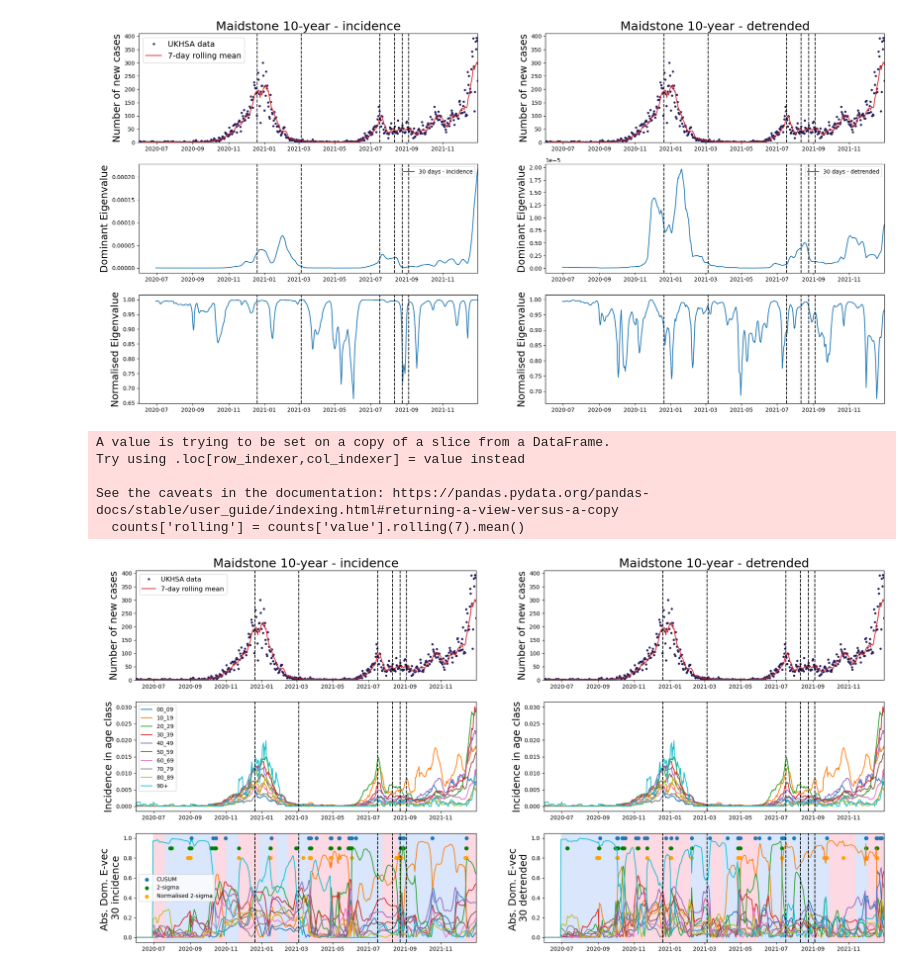
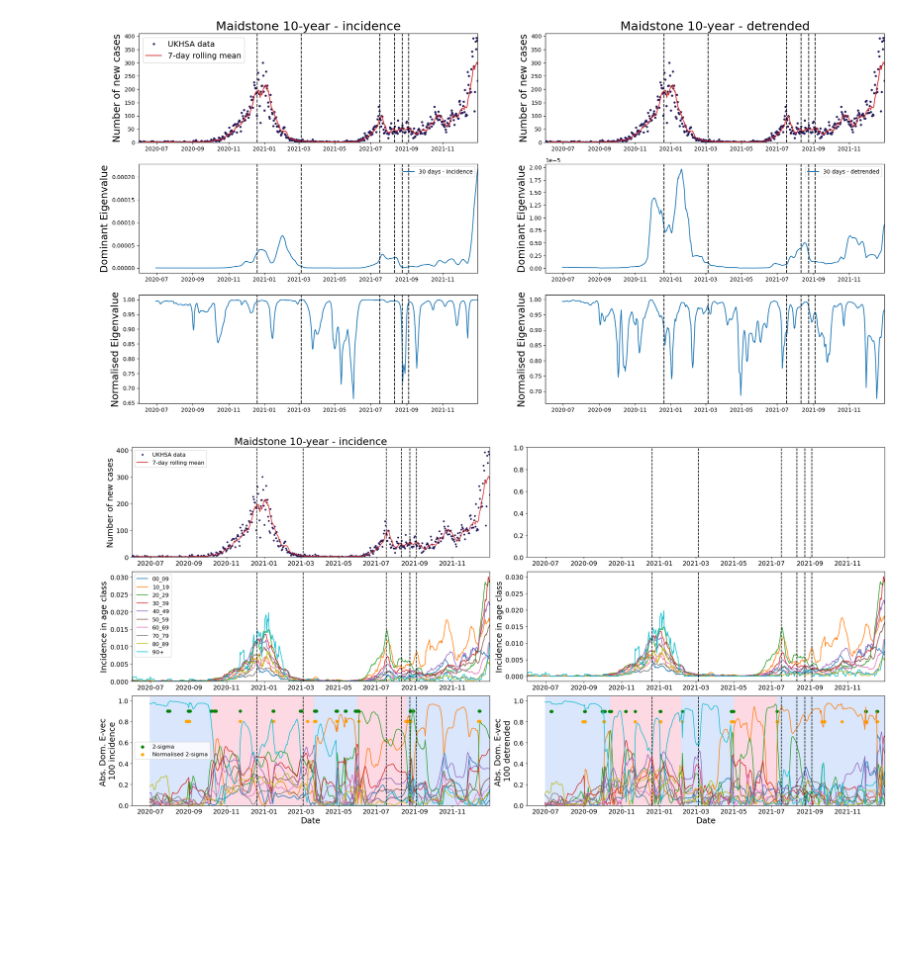
Before and after one commit to joshlooks/covariance-matrix, a Jupyter notebook: supp_figures_review.ipynb, the cells around one changed output. Cells and saved outputs as stored; diff of their text form; code cells hidden in the pictures; blank space fills up the shorter version.

```diff
--- a/supp_figures_review.ipynb
+++ b/supp_figures_review.ipynb
@@ -534,9 +379,20 @@ Try using .loc[row_indexer,col_indexer] = value instead
 See the caveats in the documentation: https://pandas.pydata.org/pandas-docs/stable/user_guide/indexing.html#returning-a-view-versus-a-copy
   counts['rolling'] = counts['value'].rolling(7).mean()
 [figure]
+# %%
+rolling = wide_data_incidence['Maidstone'].rolling(window=30,center=False)
+cov=rolling.cov()
+cov_30_total, cov_30_var, cov_30_evec, cov_30_evec2 = eigen_decomp(cov)
+
+rolling = wide_data_total['Maidstone'].rolling(window=30,center=False)
+cov=rolling.cov()
+cov_30_total_det, cov_30_var_det, cov_30_evec_det, cov_30_evec_det2 = eigen_decomp(cov)
+
+ang_sig_30_flags, ang_normsig_30_flags, bkps_30 = get_signals_and_bkps_30(cov_30_evec)
+ang_sig_30_flags_det, ang_normsig_30_flags_det, bkps_30_det = get_signals_and_bkps_30(cov_30_evec_det)
 # %%
 labs = ['00_09', '10_19', '20_29', '30_39', '40_49', '50_59', '60_69', '70_79','80_89', '90+']
-counts = cases_plot[cases_plot['area_name']=='Maidstone']
+counts = cases_plot[cases_plot['area_name']=='Maidstone'].copy()
 cols = colormaps.get_cmap('tab10')(np.arange(10))
 fig, axs = plt.subplots(nrows=3,ncols=2,figsize=(24,12))
 counts['rolling'] = counts['value'].rolling(7).mean()
@@ -548,55 +404,49 @@ axs[0,0].set_ylim((0,410))
 axs[0,0].set_title('Maidstone 10-year - incidence',fontsize=22)
 axs[0,0].set_ylabel('Number of new cases',fontsize=18)
 axs[0,0].legend(fontsize=12,loc='upper left')
+
 for i in range(len(labs)):
     t = wide_data_incidence.Maidstone[labs[i]]
     axs[1,0].plot(counts['date'],t,label=labs[i])
 axs[1,0].set_ylabel('Incidence in age class',fontsize=18)
-axs[1,0].legend()
+axs[1,0].legend(fontsize=12,loc='upper left')
+axs[1,0].set_ylim((0,None))
 
 for i in range(len(cov_30_evec[0])):
     axs[2,0].plot(counts['date'],np.abs(cov_30_evec[:,i]))
-for (start, end), col in zip(pairwise(counts['date'].iloc[np.concatenate(([30],bkps_30))-1]), color_cycle):
-    axs[2,0].axvspan(start, end, facecolor=col, alpha=0.2)
-axs[2,0].scatter(counts['date'][ang_30_flags],np.ones(len(np.arange(len(cov_30_evec))[ang_30_flags])), label = 'CUSUM')
+shade_segments(axs[2,0], counts['date'], cov_30_evec, bkps_30)
 axs[2,0].scatter(counts['date'][ang_sig_30_flags], np.ones(len(ang_sig_30_flags))*0.9, color='g', label = '2-sigma')
 axs[2,0].scatter(counts['date'][ang_normsig_30_flags], np.ones(len(ang_normsig_30_flags))*0.8, color='orange', label = 'Normalised 2-sigma')
-axs[2,0].set_ylabel('Abs. Dom. E-vec \n30 incidence',fontsize=18)
-axs[2,0].legend()
-
-axs[0,1].plot(counts['date'],counts['value'],'.',color='#2A1E5C')
-axs[0,1].plot(counts['date'],counts['rolling'],color='#D62828')
-axs[0,1].set_ylim((0,410))
-axs[0,1].set_title('Maidstone 10-year - detrended',fontsize=22)
-axs[0,1].set_ylabel('Number of new cases',fontsize=18)
+axs[2,0].set_ylabel('Abs. Dom. E-vec \n100 incidence',fontsize=18)
+axs[2,0].legend(loc='center left',fontsize=12)
+axs[2,0].set_ylim((0,None))
 
 for i in range(len(labs)):
     t = wide_data_incidence.Maidstone[labs[i]]
     axs[1,1].plot(counts['date'],t,label=labs[i])
 axs[1,1].set_ylabel('Incidence in age class',fontsize=18)
 
 for i in range(len(cov_30_evec_det[0])):
     axs[2,1].plot(counts['date'],np.abs(cov_30_evec_det[:,i]))
-for (start, end), col in zip(pairwise(counts['date'].iloc[np.concatenate(([30],bkps_30_det))-1]), color_cycle):
-    axs[2,1].axvspan(start, end, facecolor=col, alpha=0.2)
-axs[2,1].scatter(counts['date'][ang_30_flags_det],np.ones(len(np.arange(len(cov_30_evec_det))[ang_30_flags_det])), label = 'CUSUM')
+shade_segments(axs[2,1], counts['date'], cov_30_evec_det, bkps_30_det)
 axs[2,1].scatter(counts['date'][ang_sig_30_flags_det], np.ones(len(ang_sig_30_flags_det))*0.9, color='g', label = '2-sigma')
 axs[2,1].scatter(counts['date'][ang_normsig_30_flags_det], np.ones(len(ang_normsig_30_flags_det))*0.8, color='orange', label = 'Normalised 2-sigma')
-axs[2,1].set_ylabel('Abs. Dom. E-vec \n30 detrended',fontsize=18)
+axs[2,1].set_ylabel('Abs. Dom. E-vec \n100 detrended',fontsize=18)
+axs[2,1].set_ylim((0,None))
+
+for ax in axs[2,:]:
+    ax.set_xlabel('Date', fontsize=18)
 
 for i in range(3):
     for j in range(2):
         axs[i,j].set_xlim([counts['date'].to_numpy()[0],counts['date'].to_numpy()[-1]])
         ax = axs[i,j].twinx()
         ax.vlines(x=ltla_transitions['Maidstone'][:-1],ymin=-1,ymax=1,color='k',label='Critical Transition',linestyle='--')
         ax.set_ylim((-1,1))
         ax.get_yaxis().set_ticks([])
-plt.savefig("Figures/10yearevectors30.pdf",dpi=2400,bbox_inches='tight')
+        axs[i,j].tick_params(axis='both',labelsize=14)
+fig.tight_layout()
+plt.savefig("COVID_Rev_Figures/10yearevectors30.pdf",dpi=2400,bbox_inches='tight')
 plt.show()
 # %% [output]
-A value is trying to be set on a copy of a slice from a DataFrame.
-Try using .loc[row_indexer,col_indexer] = value instead
-
-See the caveats in the documentation: https://pandas.pydata.org/pandas-docs/stable/user_guide/indexing.html#returning-a-view-versus-a-copy
-  counts['rolling'] = counts['value'].rolling(7).mean()
-[figure, old version]
+[figure, new version]
```
Also changed, not shown: parts of 9 cells of this notebook, 58 other files.
